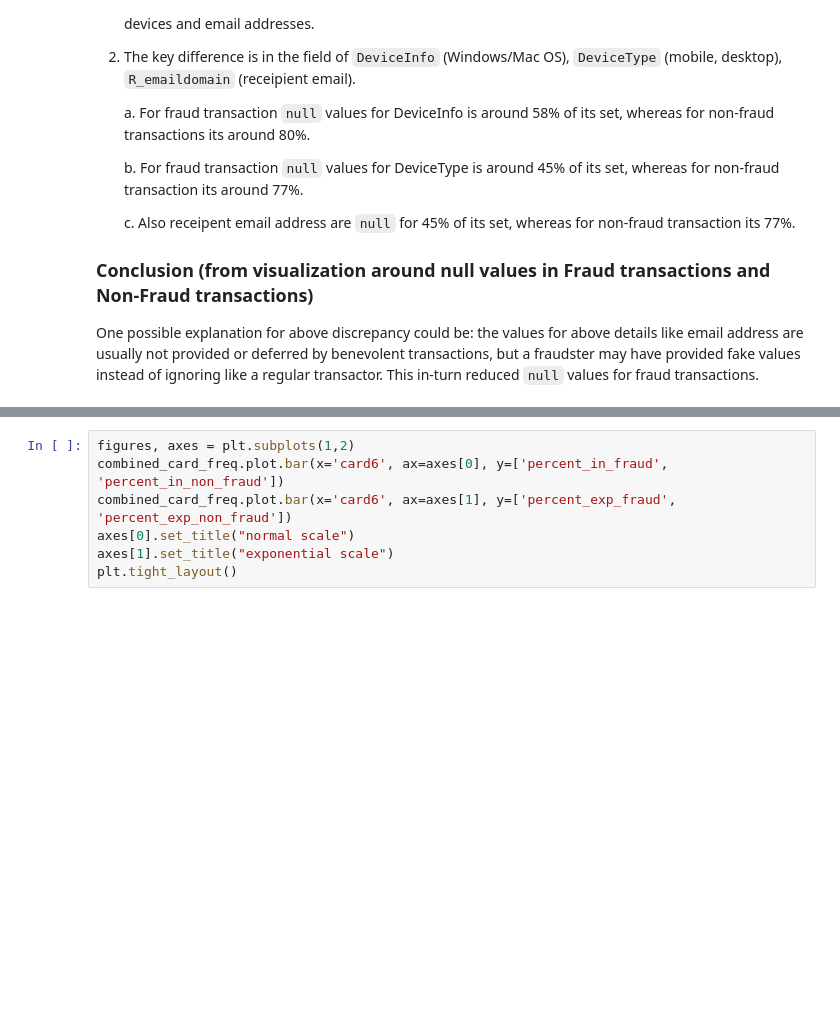
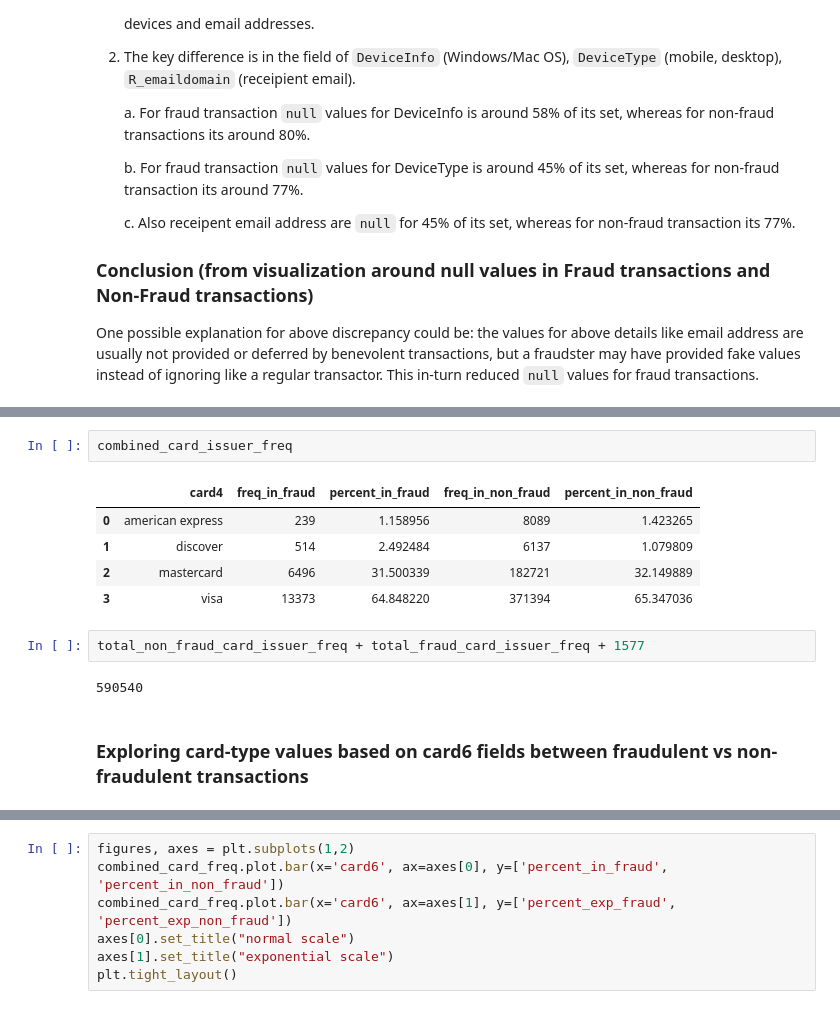
Before and after one commit to ParasAvkirkar/IEEEFraudDetection, a Jupyter notebook: analysis/analysisNotebook.ipynb, the cells around one changed output, grey strips where cells are left out. Drawn from its saved outputs; the diff is of its cells as text; blank space fills up the shorter version.

```diff
--- a/analysis/analysisNotebook.ipynb
+++ b/analysis/analysisNotebook.ipynb
@@ -99,3 +124,17 @@ total_null_stats.head(20)
+# %%
+combined_card_issuer_freq
+# %% [output]
+|  | card4 | freq_in_fraud | percent_in_fraud | freq_in_non_fraud | percent_in_non_fraud |
+| 0 | american express | 239 | 1.158956 | 8089 | 1.423265 |
+| 1 | discover | 514 | 2.492484 | 6137 | 1.079809 |
+| 2 | mastercard | 6496 | 31.500339 | 182721 | 32.149889 |
+| 3 | visa | 13373 | 64.848220 | 371394 | 65.347036 |
+# %%
+total_non_fraud_card_issuer_freq + total_fraud_card_issuer_freq + 1577
+# %% [output]
+590540
+# %% [markdown]
+### Exploring card-type values based on card6 fields between fraudulent vs non-fraudulent transactions ###
 # %%
 fraud_card_freq = fraudulent_df.card6.value_counts().sort_values(ascending=True)
 fraud_card_freq = fraud_card_freq.rename_axis("card6").reset_index(name="freq")
```
Also changed, not shown: parts of 17 cells of this notebook, 1 other file.
